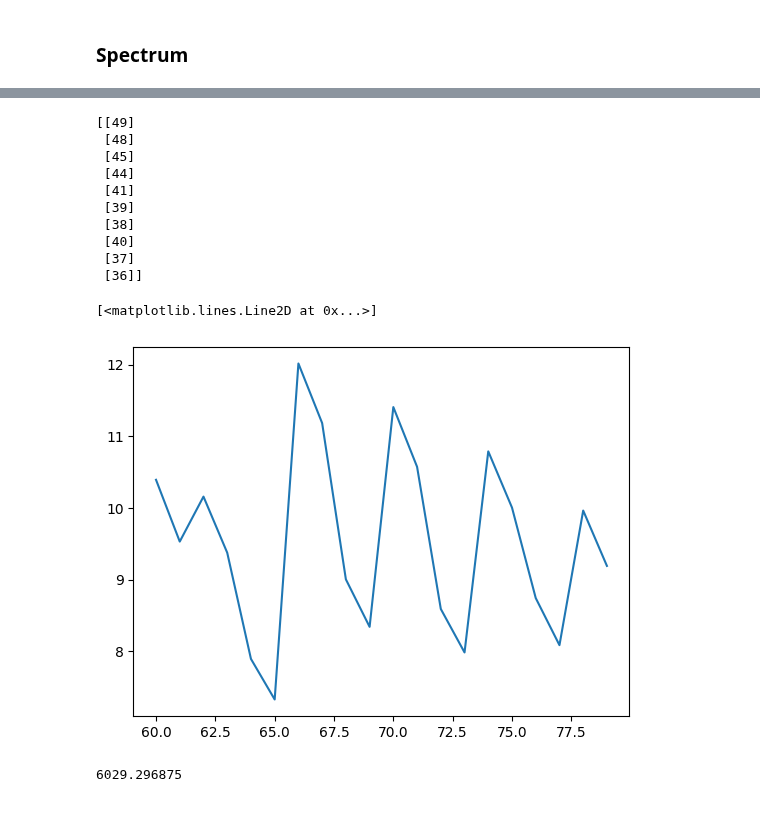
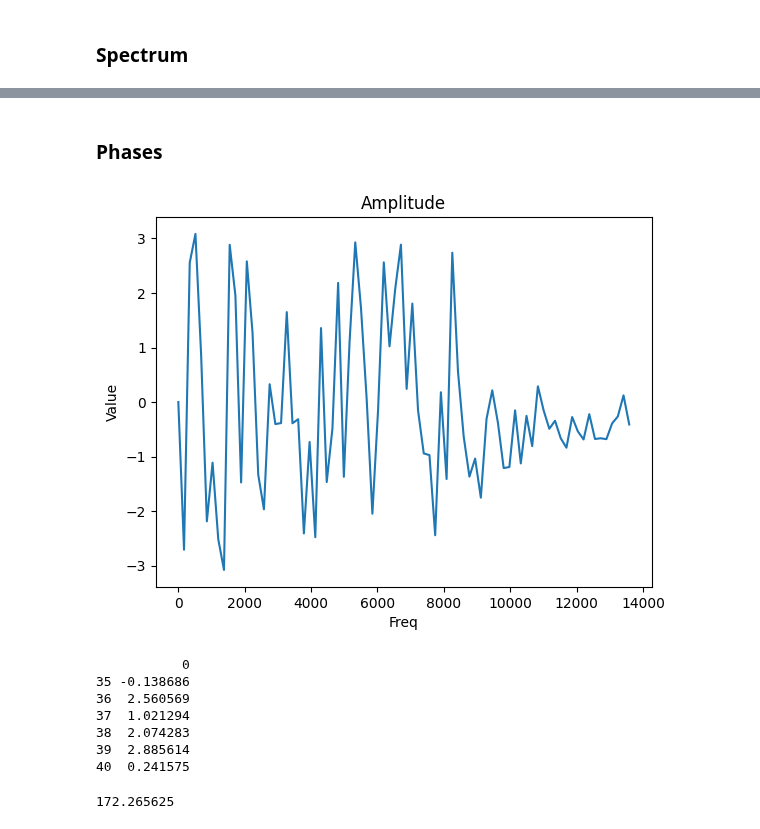
Before and after one commit to Mysterious-Mus/AcousticNFC, a Jupyter notebook: notes.ipynb, the cells around one changed output, grey strips where cells are left out. Drawn from its saved outputs; the diff is of its cells as text; code cells hidden in the pictures.

```diff
--- a/notes.ipynb
+++ b/notes.ipynb
@@ -319,26 +344,40 @@ plt.show()
-# %%
-import numpy as np
-
-dataNP = np.array(data)
-# print freqs with highest amplitude
-print(np.argsort(dataNP, axis=0)[-10:])
-# %% [output]
-[[49]
- [48]
- [45]
- [44]
- [41]
- [39]
- [38]
- [40]
- [37]
- [36]]
-# %%
-plt.plot(data[60:80])
-# %% [output]
-[<matplotlib.lines.Line2D at 0x...>]
-[figure, removed]
+# %% [markdown]
+### Phases
+# %%
+import pandas as pd
+import matplotlib.pyplot as plt
+import numpy as np
+
+# Load the data from the CSV file
+data = pd.read_csv('phases.csv', header=None)
+
+
+subcarrierwidth = 172
+idx = np.arange(0,10)
+
+# Plot the data
+plt.plot(np.arange(0, len(data)*subcarrierwidth, subcarrierwidth)[0:80], data[0:80])
+# plt.plot(np.arange(0, len(data)*subcarrierwidth, subcarrierwidth), data)
+
+# Add labels and title
+plt.xlabel('Freq')
+plt.ylabel('Value')
+plt.title('Amplitude')
+
+# Show the plot
+plt.show()
+
+print(data[35:41])
+# %% [output]
+[figure, added]
+           0
+35 -0.138686
+36  2.560569
+37  1.021294
+38  2.074283
+39  2.885614
+40  0.241575
 # %%
-44100/256*35
+44100/256
 # %% [output]
-6029.296875
+172.265625
```
Also changed, not shown: parts of 7 cells of this notebook, 2 other files.
